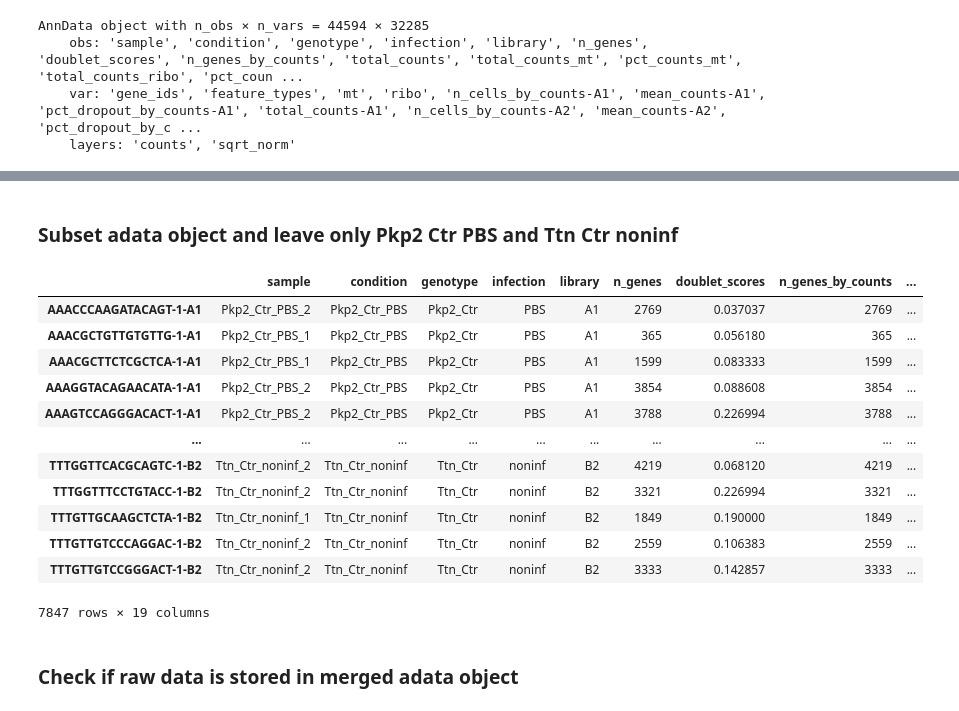
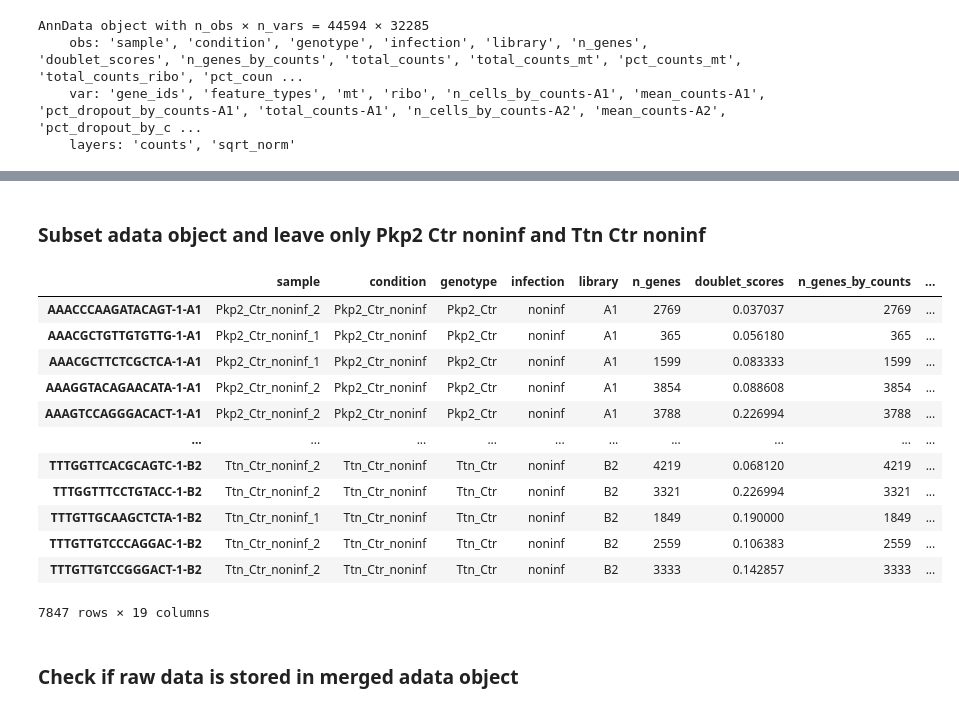
Before and after one commit to Ale-x-andra24/ACM_Mouse_Immune, a Jupyter notebook: 3_dataset_merge/240221_merge+subset_Ctrls_Pkp2_and_Ttn_datsets.ipynb, the cells around one changed output, grey strips where cells are left out. Drawn from its saved outputs; the diff is of its cells as text; code cells hidden in the pictures.

Commit message:
update merge notebooks, changed PBS to noninf

```diff
--- a/3_dataset_merge/240221_merge+subset_Ctrls_Pkp2_and_Ttn_datsets.ipynb
+++ b/3_dataset_merge/240221_merge+subset_Ctrls_Pkp2_and_Ttn_datsets.ipynb
@@ -42,17 +44,17 @@ adata.obs
 | TTTGTTGTCCGGGACT-1-B2 | Ttn_Ctr_noninf_2 | Ttn_Ctr_noninf | Ttn_Ctr | noninf | B2 | 3333 | 0.142857 | 3333 | ... |
 44594 rows × 19 columns
 # %% [markdown]
-### Subset adata object and leave only Pkp2 Ctr PBS and Ttn Ctr noninf
+### Subset adata object and leave only Pkp2 Ctr noninf and Ttn Ctr noninf
 # %%
-adata = adata[adata.obs['condition'].isin(["Pkp2_Ctr_PBS", "Ttn_Ctr_noninf"]) , :]
+adata = adata[adata.obs['condition'].isin(["Pkp2_Ctr_noninf", "Ttn_Ctr_noninf"]) , :]
 adata.obs
 # %% [output]
 |  | sample | condition | genotype | infection | library | n_genes | doublet_scores | n_genes_by_counts | ... |
-| AAACCCAAGATACAGT-1-A1 | Pkp2_Ctr_PBS_2 | Pkp2_Ctr_PBS | Pkp2_Ctr | PBS | A1 | 2769 | 0.037037 | 2769 | ... |
-| AAACGCTGTTGTGTTG-1-A1 | Pkp2_Ctr_PBS_1 | Pkp2_Ctr_PBS | Pkp2_Ctr | PBS | A1 | 365 | 0.056180 | 365 | ... |
-| AAACGCTTCTCGCTCA-1-A1 | Pkp2_Ctr_PBS_1 | Pkp2_Ctr_PBS | Pkp2_Ctr | PBS | A1 | 1599 | 0.083333 | 1599 | ... |
-| AAAGGTACAGAACATA-1-A1 | Pkp2_Ctr_PBS_2 | Pkp2_Ctr_PBS | Pkp2_Ctr | PBS | A1 | 3854 | 0.088608 | 3854 | ... |
-| AAAGTCCAGGGACACT-1-A1 | Pkp2_Ctr_PBS_2 | Pkp2_Ctr_PBS | Pkp2_Ctr | PBS | A1 | 3788 | 0.226994 | 3788 | ... |
+| AAACCCAAGATACAGT-1-A1 | Pkp2_Ctr_noninf_2 | Pkp2_Ctr_noninf | Pkp2_Ctr | noninf | A1 | 2769 | 0.037037 | 2769 | ... |
+| AAACGCTGTTGTGTTG-1-A1 | Pkp2_Ctr_noninf_1 | Pkp2_Ctr_noninf | Pkp2_Ctr | noninf | A1 | 365 | 0.056180 | 365 | ... |
+| AAACGCTTCTCGCTCA-1-A1 | Pkp2_Ctr_noninf_1 | Pkp2_Ctr_noninf | Pkp2_Ctr | noninf | A1 | 1599 | 0.083333 | 1599 | ... |
+| AAAGGTACAGAACATA-1-A1 | Pkp2_Ctr_noninf_2 | Pkp2_Ctr_noninf | Pkp2_Ctr | noninf | A1 | 3854 | 0.088608 | 3854 | ... |
+| AAAGTCCAGGGACACT-1-A1 | Pkp2_Ctr_noninf_2 | Pkp2_Ctr_noninf | Pkp2_Ctr | noninf | A1 | 3788 | 0.226994 | 3788 | ... |
 | ... | ... | ... | ... | ... | ... | ... | ... | ... | ... |
 | TTTGGTTCACGCAGTC-1-B2 | Ttn_Ctr_noninf_2 | Ttn_Ctr_noninf | Ttn_Ctr | noninf | B2 | 4219 | 0.068120 | 4219 | ... |
 | TTTGGTTTCCTGTACC-1-B2 | Ttn_Ctr_noninf_2 | Ttn_Ctr_noninf | Ttn_Ctr | noninf | B2 | 3321 | 0.226994 | 3321 | ... |
```
Also changed, not shown: parts of 2 cells of this notebook, 2 other files.
